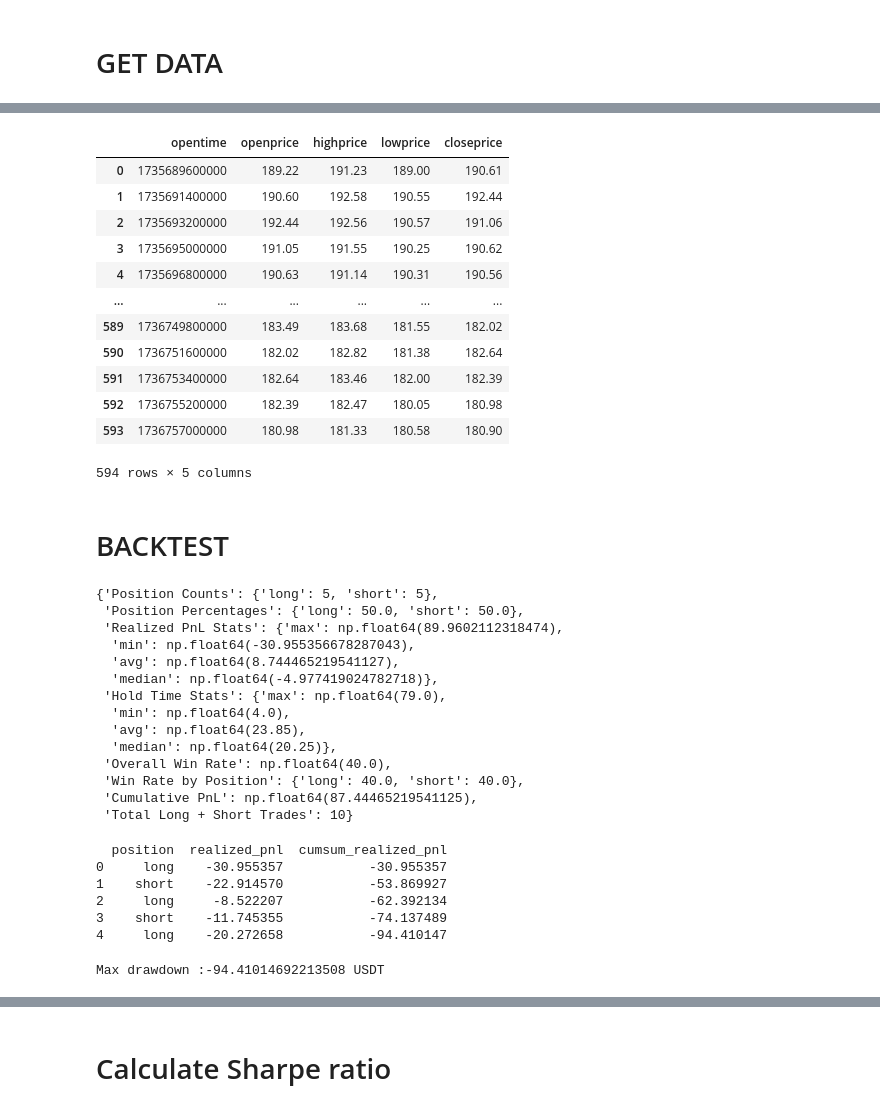
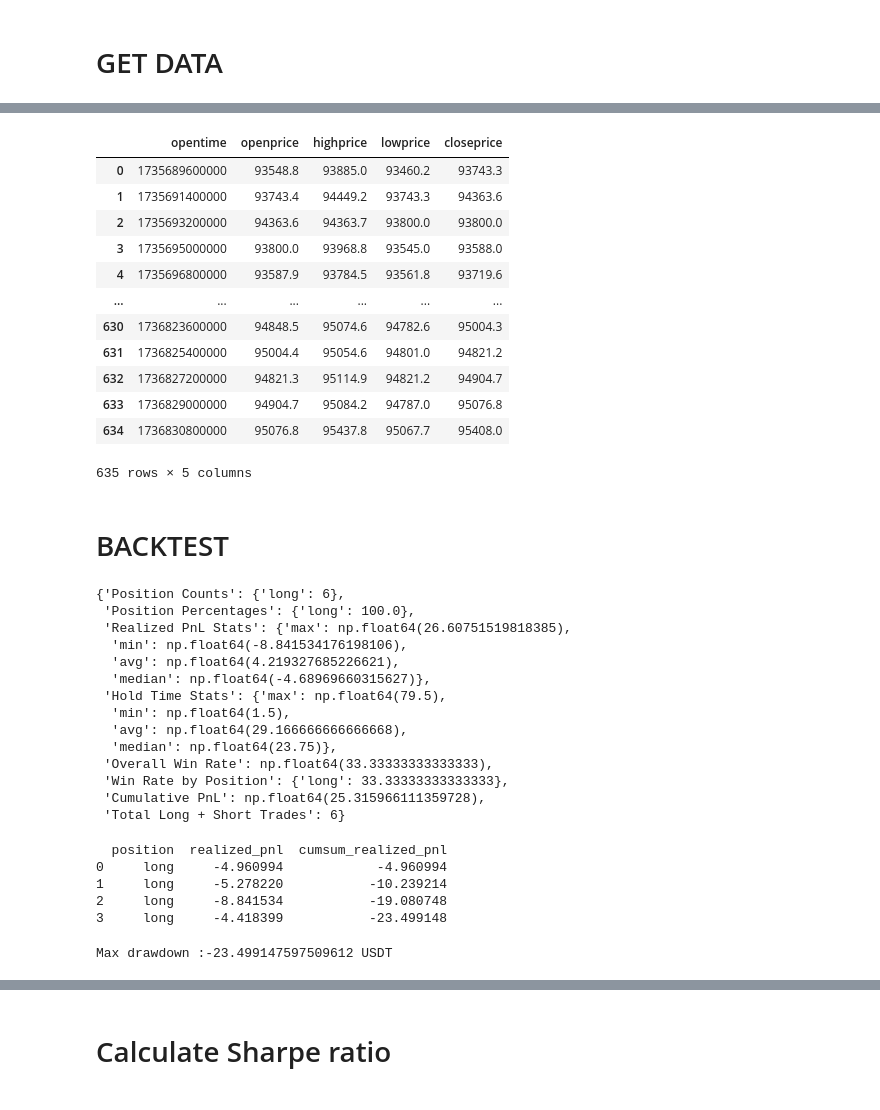
Before and after one commit to rheza-bitwyre/local-share-2, a Jupyter notebook: 03X_ST_IC/01_dev/03_basic_ST_IC_back_test.ipynb, the cells around one changed output, grey strips where cells are left out. Saved outputs shown, nothing was run; the diff lists cells and outputs as text; code cells hidden in the pictures.

```diff
--- a/03X_ST_IC/01_dev/03_basic_ST_IC_back_test.ipynb
+++ b/03X_ST_IC/01_dev/03_basic_ST_IC_back_test.ipynb
@@ -1701,7 +1701,7 @@ def binance_recursive_fetch_2(coins, interval, starttime, endtime, data_type='sp
 # %%
 # Fetch COIN USDT
 sample_spot = binance_recursive_fetch_2(
-    ['SOL'],
+    ['BTC'],
     '30m',
     starttime=int(pd.to_datetime('2025-01-01 00:00', utc=True).timestamp() * 1000),
     endtime=int(pd.to_datetime('2026-01-01 00:00', utc=True).timestamp() * 1000),
@@ -1729,17 +1729,17 @@ df
 Duplicate timestamp detected. Stopping fetch.
 |  | opentime | openprice | highprice | lowprice | closeprice |
-| 0 | 1735689600000 | 189.22 | 191.23 | 189.00 | 190.61 |
-| 1 | 1735691400000 | 190.60 | 192.58 | 190.55 | 192.44 |
-| 2 | 1735693200000 | 192.44 | 192.56 | 190.57 | 191.06 |
-| 3 | 1735695000000 | 191.05 | 191.55 | 190.25 | 190.62 |
-| 4 | 1735696800000 | 190.63 | 191.14 | 190.31 | 190.56 |
+| 0 | 1735689600000 | 93548.8 | 93885.0 | 93460.2 | 93743.3 |
+| 1 | 1735691400000 | 93743.4 | 94449.2 | 93743.3 | 94363.6 |
+| 2 | 1735693200000 | 94363.6 | 94363.7 | 93800.0 | 93800.0 |
+| 3 | 1735695000000 | 93800.0 | 93968.8 | 93545.0 | 93588.0 |
+| 4 | 1735696800000 | 93587.9 | 93784.5 | 93561.8 | 93719.6 |
 | ... | ... | ... | ... | ... | ... |
-| 589 | 1736749800000 | 183.49 | 183.68 | 181.55 | 182.02 |
-| 590 | 1736751600000 | 182.02 | 182.82 | 181.38 | 182.64 |
-| 591 | 1736753400000 | 182.64 | 183.46 | 182.00 | 182.39 |
-| 592 | 1736755200000 | 182.39 | 182.47 | 180.05 | 180.98 |
-| 593 | 1736757000000 | 180.98 | 181.33 | 180.58 | 180.90 |
+| 630 | 1736823600000 | 94848.5 | 95074.6 | 94782.6 | 95004.3 |
+| 631 | 1736825400000 | 95004.4 | 95054.6 | 94801.0 | 94821.2 |
+| 632 | 1736827200000 | 94821.3 | 95114.9 | 94821.2 | 94904.7 |
+| 633 | 1736829000000 | 94904.7 | 95084.2 | 94787.0 | 95076.8 |
+| 634 | 1736830800000 | 95076.8 | 95437.8 | 95067.7 | 95408.0 |
-594 rows × 5 columns
+635 rows × 5 columns
 # %% [markdown]
 # BACKTEST
 # %%
@@ -1760,31 +1760,30 @@ backtest_trade_sim, results = backtest_trade_summary(backtest_trade_recap)
 # Show the statistics
 results
 # %% [output]
-{'Position Counts': {'long': 5, 'short': 5},
- 'Position Percentages': {'long': 50.0, 'short': 50.0},
- 'Realized PnL Stats': {'max': np.float64(89.9602112318474),
-  'min': np.float64(-30.955356678287043),
-  'avg': np.float64(8.744465219541127),
-  'median': np.float64(-4.977419024782718)},
- 'Hold Time Stats': {'max': np.float64(79.0),
-  'min': np.float64(4.0),
-  'avg': np.float64(23.85),
-  'median': np.float64(20.25)},
- 'Overall Win Rate': np.float64(40.0),
- 'Win Rate by Position': {'long': 40.0, 'short': 40.0},
- 'Cumulative PnL': np.float64(87.44465219541125),
- 'Total Long + Short Trades': 10}
+{'Position Counts': {'long': 6},
+ 'Position Percentages': {'long': 100.0},
+ 'Realized PnL Stats': {'max': np.float64(26.60751519818385),
+  'min': np.float64(-8.841534176198106),
+  'avg': np.float64(4.219327685226621),
+  'median': np.float64(-4.68969660315627)},
+ 'Hold Time Stats': {'max': np.float64(79.5),
+  'min': np.float64(1.5),
+  'avg': np.float64(29.166666666666668),
+  'median': np.float64(23.75)},
+ 'Overall Win Rate': np.float64(33.33333333333333),
+ 'Win Rate by Position': {'long': 33.33333333333333},
+ 'Cumulative PnL': np.float64(25.315966111359728),
+ 'Total Long + Short Trades': 6}
 # %%
 # Apply the function
 longest_loss_with_cumsum_df = longest_consecutive_losses_with_cumsum(backtest_trade_sim)
 print(longest_loss_with_cumsum_df)
 # %% [output]
   position  realized_pnl  cumsum_realized_pnl
-0     long    -30.955357           -30.955357
-1    short    -22.914570           -53.869927
-2     long     -8.522207           -62.392134
-3    short    -11.745355           -74.137489
-4     long    -20.272658           -94.410147
+0     long     -4.960994            -4.960994
+1     long     -5.278220           -10.239214
+2     long     -8.841534           -19.080748
+3     long     -4.418399           -23.499148
 # %%
 # Assuming 'backtest_trade_sim' is your DataFrame
 min_value, min_slice_df = find_min_rel_cum_realized_pnl(backtest_trade_sim)
@@ -1792,7 +1791,7 @@ min_value, min_slice_df = find_min_rel_cum_realized_pnl(backtest_trade_sim)
 print(f'Max drawdown :{min_value} USDT')
 # print(min_slice_df)
 # %% [output]
-Max drawdown :-94.41014692213508 USDT
+Max drawdown :-23.499147597509612 USDT
 # %%
 # Plot Cumullative pnl
 plot_realized_pnl(backtest_trade_sim)
```
Also changed, not shown: parts of 3 cells of this notebook, 6 other files.
